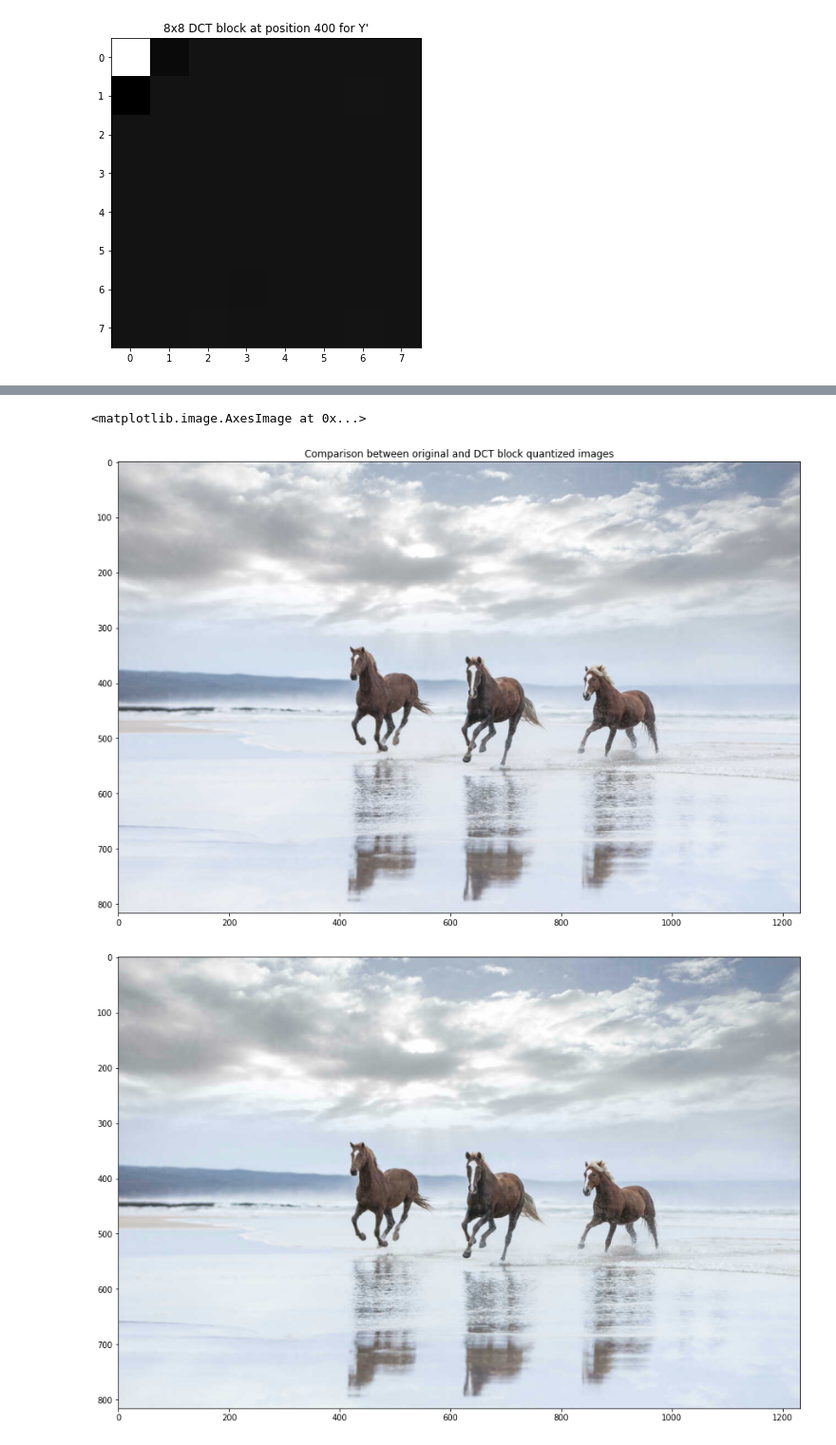
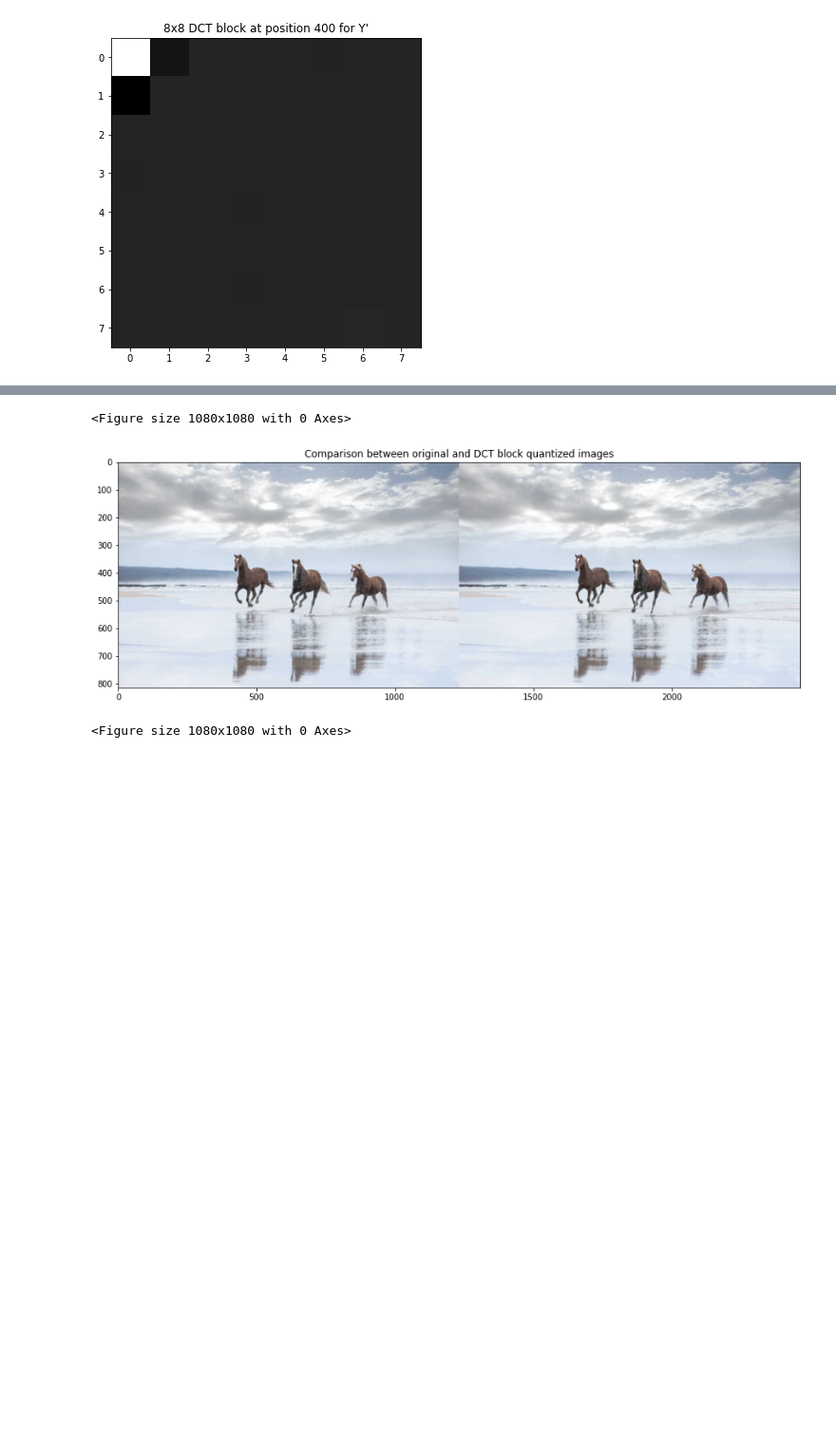
Before and after one commit to taaha-khan/2023-CompaCT-Image-Compression, a Jupyter notebook: notebooks/1.0-tk-dct-block.ipynb, the cells around one changed output, grey strips where cells are left out. Shown at 95% size. Drawn from its saved outputs; the diff is of its cells as text; code cells hidden in the pictures; blank space fills up the shorter version.

```diff
--- a/notebooks/1.0-tk-dct-block.ipynb
+++ b/notebooks/1.0-tk-dct-block.ipynb
@@ -9,6 +9,7 @@ import cv2
 IMAGE_FILE = '../data/examples/horses.jpg'
 
 BLOCK_SIZE = 8
+COLOR_TRANSFORM = 'RGB'
 
 def BLOCK(x, y, dim = None):
 	if dim != None:
@@ -122,10 +127,13 @@ def IDCT_2D(a):
 
 dct = np.zeros(imsize)
 
+# NEED 11 BITS PER COEFFICIENT
+# 12 IF SIGNED TO REMOVE EDGE CASES
+
 # Apply 8x8 block DCT
 for i in np.r_[:imsize[0] : BLOCK_SIZE]:
 	for j in np.r_[:imsize[1] : BLOCK_SIZE]:
-		dct[BLOCK(i, j)] = DCT_2D(im[BLOCK(i, j)].astype(int) - 128)
+		dct[BLOCK(i, j)] = DCT_2D(im[BLOCK(i, j)].astype(np.int16) - 128)
 # %%
 pos = 400 # % int(imsize[0] / BLOCK_SIZE)
 
@@ -194,35 +207,38 @@ Resulting size: ~19.992%
 # %%
 
-re_dct = np.zeros(imsize)
+re_dct = np.zeros(imsize, dtype = np.uint8)
 
 # Reverse DCT on blocks
 for i in np.r_[:imsize[0] : BLOCK_SIZE]:
 	for j in np.r_[:imsize[1] : BLOCK_SIZE]:
 
 		reconstruct = dct_q[BLOCK(i, j)] * quantization_matrix[:, :, None]
 		inverse = IDCT_2D(reconstruct)
 		rounded = np.around(inverse, 0).astype(int)
 		added = np.clip(rounded + 128, 0, 255)
 
 		re_dct[BLOCK(i, j)] = added
 
 # Deleting initially padded border
-shaped = np.resize(re_dct, im.shape)
+shaped = re_dct[sliced]
 
 # Convert back to RGB color space
-final = ycbcr2rgb(shaped)
+final = shaped
+if COLOR_TRANSFORM == 'YCBCR':
+	final = ycbcr2rgb(shaped)
+
 # final = cv2.cvtColor(np.float32(shaped), cv2.COLOR_YCR_CB2RGB)
 
 plt.figure(figsize = (15, 15))
-# plt.imshow(image)
 plt.imshow(np.hstack((image, final)))
+# plt.imshow(final, cmap = 'gray')
+# plt.imshow(np.hstack((image, final)))
 plt.title('Comparison between original and DCT block quantized images')
 plt.figure(figsize = (15, 15))
-plt.imshow(final)
 # %% [output]
-<matplotlib.image.AxesImage at 0x...>
+<Figure size 1080x1080 with 0 Axes>
-[figure, old version]
+[figure, new version]
-[figure, removed]
+<Figure size 1080x1080 with 0 Axes>
 # %%
 def MSE(A, B):
 	deviation = A - B
```
Also changed, not shown: parts of 6 cells of this notebook, 3 other files.
